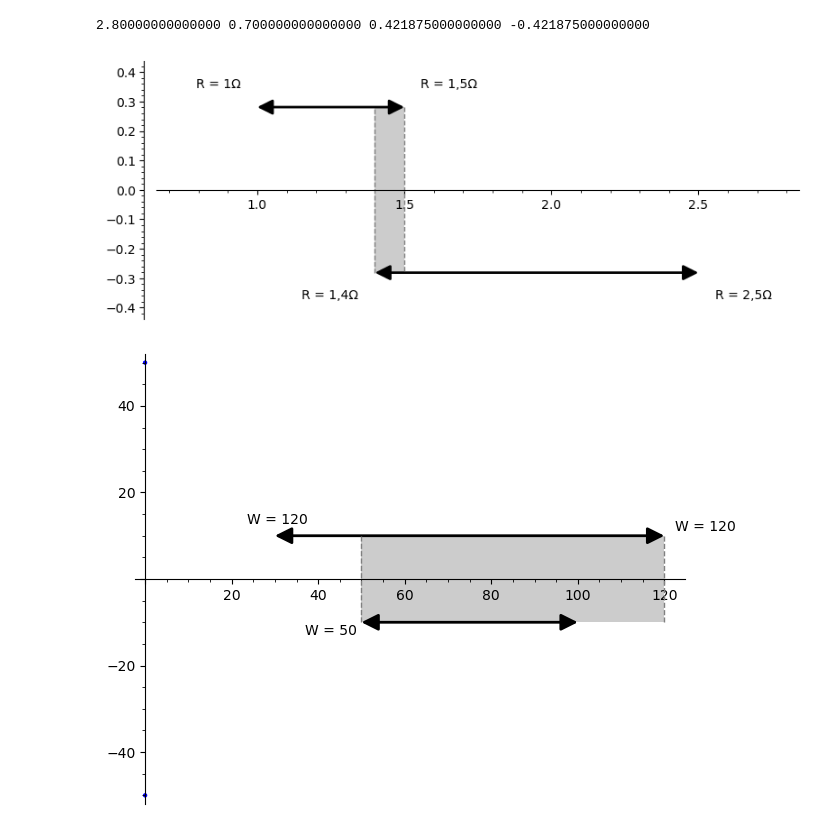
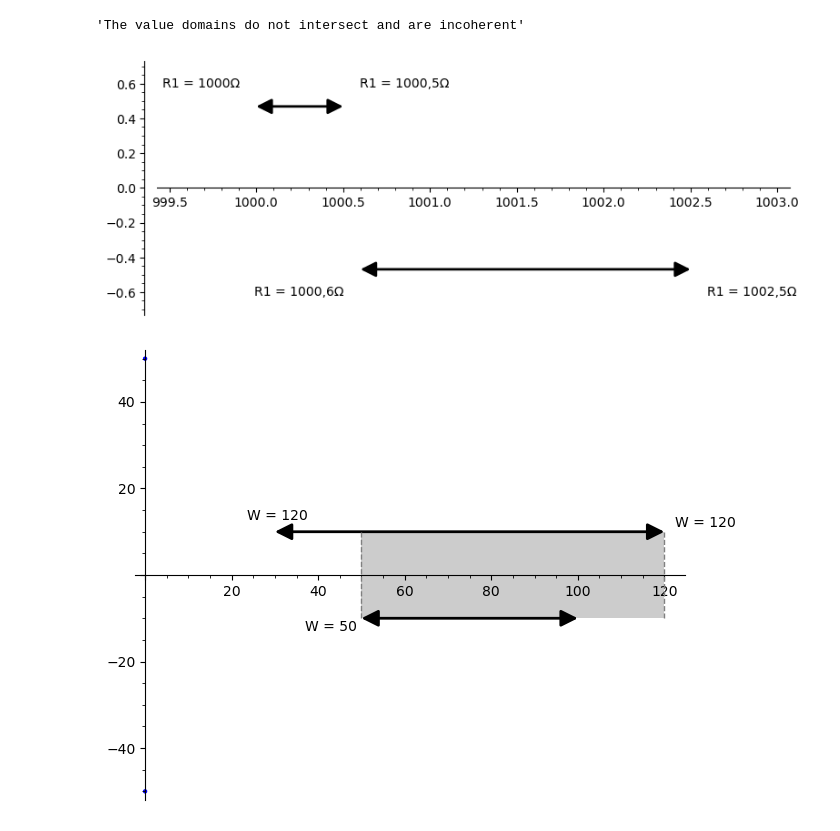
Before and after one commit to Xavier-XIII/Visual-coherence-analysis-generator, a Jupyter notebook: coherenciator.ipynb, the cells around one changed output. Cells and saved outputs as stored; diff of their text form; code cells hidden in the pictures.

```diff
--- a/coherenciator.ipynb
+++ b/coherenciator.ipynb
@@ -8,14 +8,14 @@
 #support scientific numbers
 
 #Defining the start and end values for the values' domains
-s1 = 1
-e1 = 1.5
-s2 = 1.4
-e2 = 2.5
+s1 = 1000
+e1 = 1000.5
+s2 = 1000.6
+e2 = 1002.5
 
 #Defining the units and value name
 units = "Ω"
-val_name = "R"
+val_name = "R1"
 decimal_divide = ","
 
 #Defining the colors of the value domains, intersection domain and text
@@ -110,36 +110,36 @@ if len(intersect) == 2:
     t2 = text(val_name + detrail(e1) + units, (e1 + height_dist/5, height_dist + height_dist/5), color=t_color, fontsize=10, horizontal_alignment='left', vertical_alignment="bottom")
     t3 = text(val_name + detrail(s2) + units, (s2 - height_dist/5, -height_dist - height_dist/5), color=t_color, fontsize=10, horizontal_alignment='right', vertical_alignment="top")
     t4 = text(val_name + detrail(e2) + units, (e2 + height_dist/5, -height_dist - height_dist/5), color=t_color, fontsize=10, horizontal_alignment='left', vertical_alignment="top")
 
     show(v1 + v2 + l1 + l2 + a + t1 + t2 + t3 + t4, xmin=xmin, xmax=xmax , ymin=ymin, ymax=ymax, figsize=8, aspect_ratio=1)
 
 elif len(intersect) == 1:
 
     l1 = line([(intersect[0], height_dist), (intersect[0], -height_dist)], linestyle='dashed', color=v_color)
 
     if val_name != "":
         val_name += " = "
     t1 = text(val_name + detrail(s1) + units, (s1 - height_dist/5, height_dist + height_dist/5), color=t_color, fontsize=10, horizontal_alignment='right', vertical_alignment="bottom")
     t2 = text(val_name + detrail(e1) + units, (e1 + height_dist/5, height_dist + height_dist/5), color=t_color, fontsize=10, horizontal_alignment='left', vertical_alignment="bottom")
     t3 = text(val_name + detrail(s2) + units, (s2 - height_dist/5, -height_dist - height_dist/5), color=t_color, fontsize=10, horizontal_alignment='right', vertical_alignment="top")
     t4 = text(val_name + detrail(e2) + units, (e2 + height_dist/5, -height_dist - height_dist/5), color=t_color, fontsize=10, horizontal_alignment='left', vertical_alignment="top")
 
     show(v1 + v2 + l1 + t1 + t2 + t3 + t4, xmin=xmin, xmax=xmax , ymin=ymin, ymax=ymax, figsize=8, aspect_ratio=1)
 
 else:
     show("The value domains do not intersect and are incoherent")
 
     if val_name != "":
         val_name += " = "
     t1 = text(val_name + detrail(s1) + units, (s1 - height_dist/5, height_dist + height_dist/5), color=t_color, fontsize=10, horizontal_alignment='right', vertical_alignment="bottom")
     t2 = text(val_name + detrail(e1) + units, (e1 + height_dist/5, height_dist + height_dist/5), color=t_color, fontsize=10, horizontal_alignment='left', vertical_alignment="bottom")
     t3 = text(val_name + detrail(s2) + units, (s2 - height_dist/5, -height_dist - height_dist/5), color=t_color, fontsize=10, horizontal_alignment='right', vertical_alignment="top")
     t4 = text(val_name + detrail(e2) + units, (e2 + height_dist/5, -height_dist - height_dist/5), color=t_color, fontsize=10, horizontal_alignment='left', vertical_alignment="top")
 
-    show(v1 + v2, xmin=xmin, xmax=xmax , ymin=ymin, ymax=ymax, figsize=8, aspect_ratio=1)
+    show(v1 + v2 + t1 + t2 + t3 + t4, xmin=xmin, xmax=xmax , ymin=ymin, ymax=ymax, figsize=8, aspect_ratio=1)
 # %% [output]
-2.80000000000000 0.700000000000000 0.421875000000000 -0.421875000000000
+'The value domains do not intersect and are incoherent'
-[figure, old version]
+[figure, new version]
 # %%
 # stub for a mode that takes a single value (like a theoretical one without uncertainty) instead of a second domain
 
```
